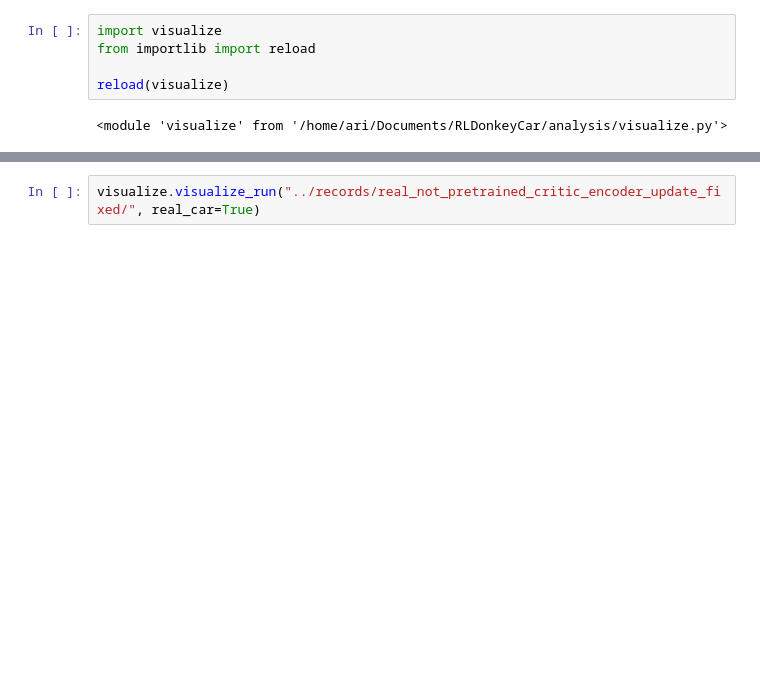
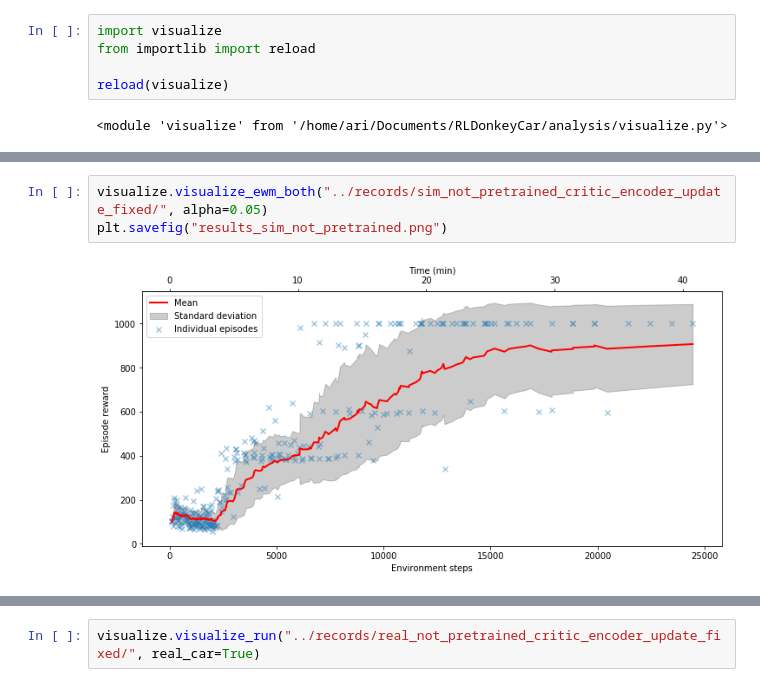
Before and after one commit to ari-viitala/RLDonkeyCar, a Jupyter notebook: analysis/Plotting2.ipynb, the cells around one changed output, grey strips where cells are left out. Cells and saved outputs as stored; diff of their text form; blank space fills up the shorter version.

```diff
--- a/analysis/Plotting2.ipynb
+++ b/analysis/Plotting2.ipynb
@@ -17,0 +23,5 @@ reload(visualize)
+# %%
+visualize.visualize_ewm_both("../records/sim_not_pretrained_critic_encoder_update_fixed/", alpha=0.05)
+plt.savefig("results_sim_not_pretrained.png")
+# %% [output]
+[figure, added]
```
Also changed, not shown: parts of 18 cells of this notebook, 6 other files.
